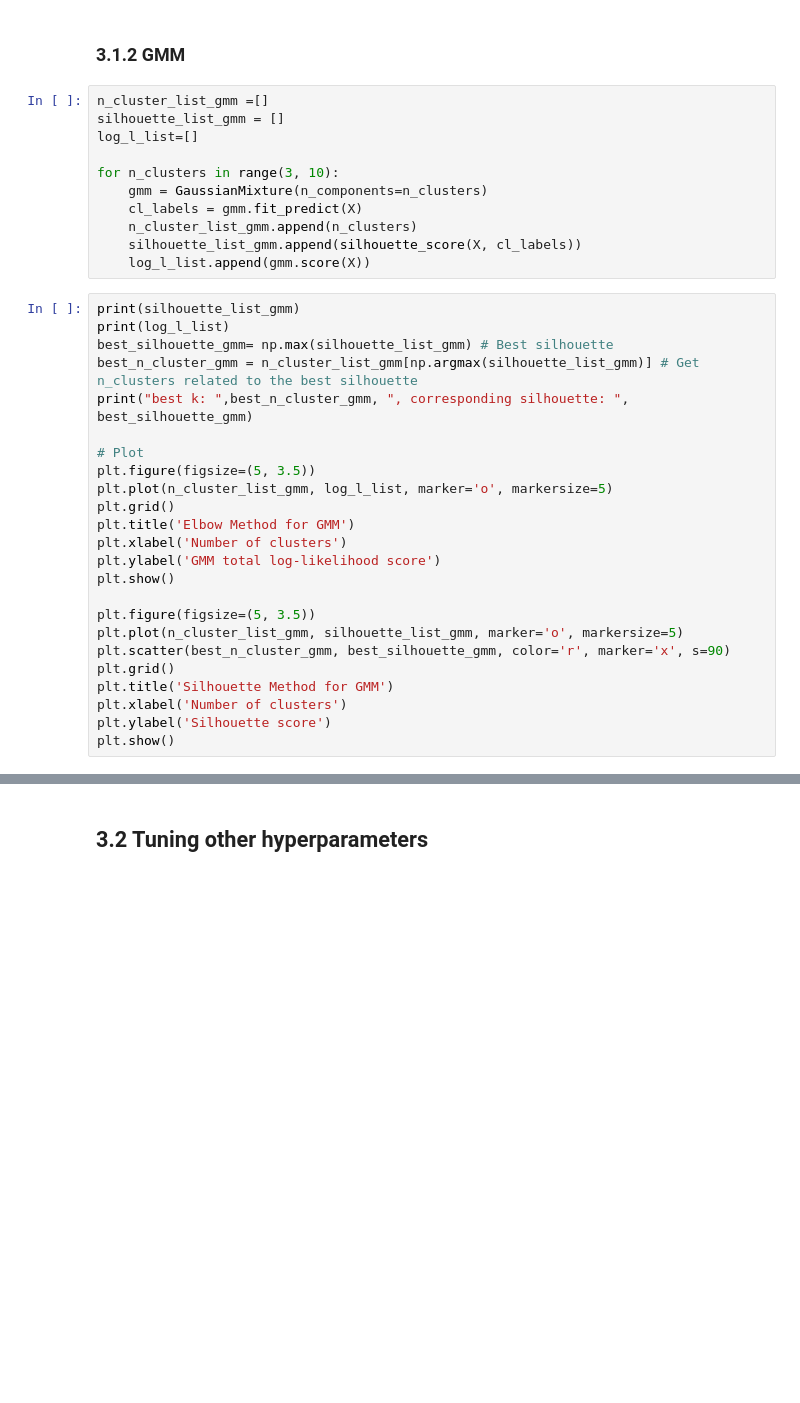
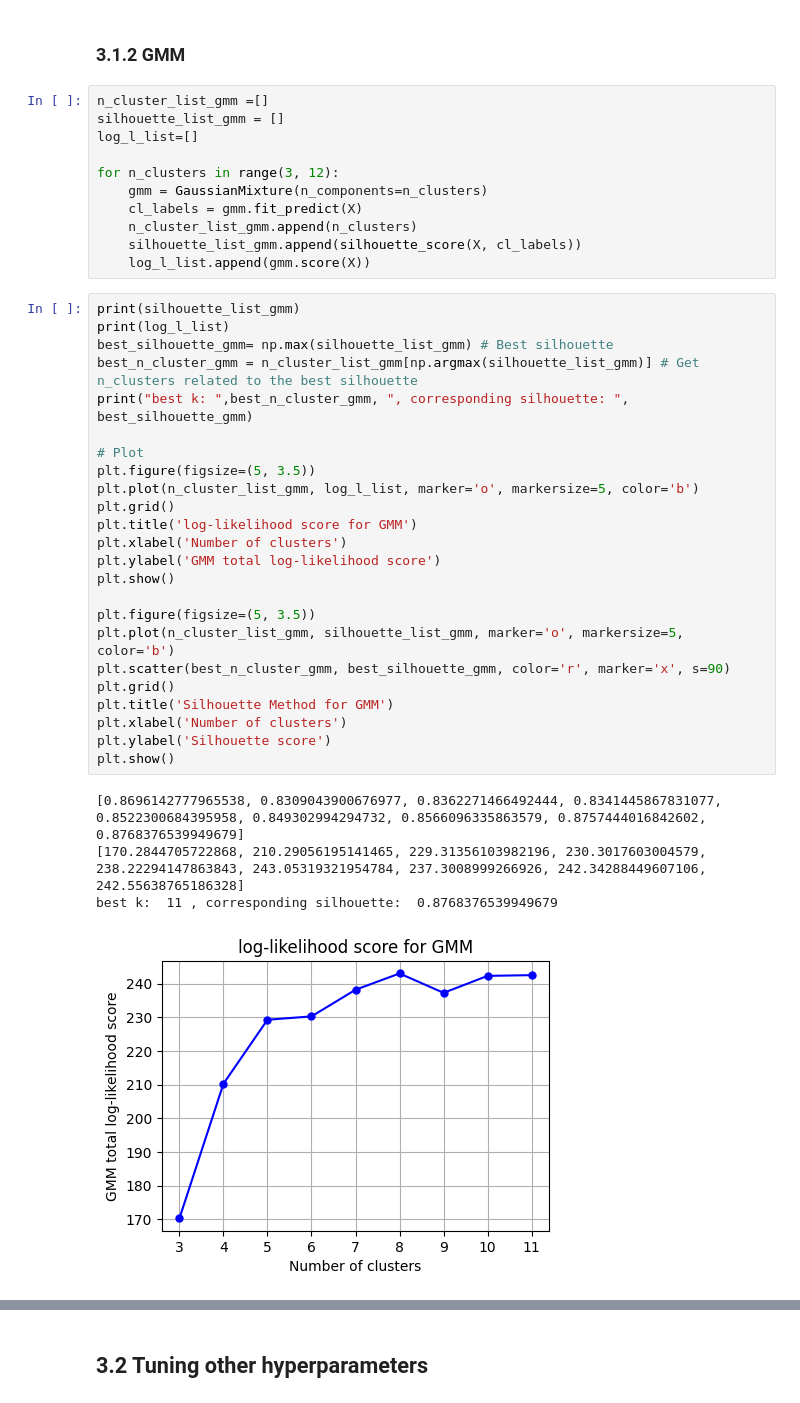
Before and after one commit to massimomecarelli/ML4N_project, a Jupyter notebook: Unsupervised_clustering.ipynb, the cells around one changed output, grey strips where cells are left out. Drawn from its saved outputs; the diff is of its cells as text; blank space fills up the shorter version.

```diff
--- a/Unsupervised_clustering.ipynb
+++ b/Unsupervised_clustering.ipynb
@@ -87,7 +87,7 @@ n_cluster_list_gmm =[]
 silhouette_list_gmm = []
 log_l_list=[]
 
-for n_clusters in range(3, 10):
+for n_clusters in range(3, 12):
     gmm = GaussianMixture(n_components=n_clusters)
     cl_labels = gmm.fit_predict(X)
     n_cluster_list_gmm.append(n_clusters)
@@ -96,24 +96,29 @@ for n_clusters in range(3, 10):
 # %%
 print(silhouette_list_gmm)
 print(log_l_list)
 best_silhouette_gmm= np.max(silhouette_list_gmm) # Best silhouette
 best_n_cluster_gmm = n_cluster_list_gmm[np.argmax(silhouette_list_gmm)] # Get n_clusters related to the best silhouette
 print("best k: ",best_n_cluster_gmm, ", corresponding silhouette: ", best_silhouette_gmm)
 
 # Plot
 plt.figure(figsize=(5, 3.5))
-plt.plot(n_cluster_list_gmm, log_l_list, marker='o', markersize=5)
+plt.plot(n_cluster_list_gmm, log_l_list, marker='o', markersize=5, color='b')
 plt.grid()
-plt.title('Elbow Method for GMM')
+plt.title('log-likelihood score for GMM')
 plt.xlabel('Number of clusters')
 plt.ylabel('GMM total log-likelihood score')
 plt.show()
 
 plt.figure(figsize=(5, 3.5))
-plt.plot(n_cluster_list_gmm, silhouette_list_gmm, marker='o', markersize=5)
+plt.plot(n_cluster_list_gmm, silhouette_list_gmm, marker='o', markersize=5, color='b')
 plt.scatter(best_n_cluster_gmm, best_silhouette_gmm, color='r', marker='x', s=90)
 plt.grid()
 plt.title('Silhouette Method for GMM')
 plt.xlabel('Number of clusters')
 plt.ylabel('Silhouette score')
 plt.show()
+# %% [output]
+[0.8696142777965538, 0.8309043900676977, 0.8362271466492444, 0.8341445867831077, 0.8522300684395958, 0.849302994294732, 0.8566096335863579, 0.8757444016842602, 0.8768376539949679]
+[170.2844705722868, 210.29056195141465, 229.31356103982196, 230.3017603004579, 238.22294147863843, 243.05319321954784, 237.3008999266926, 242.34288449607106, 242.55638765186328]
+best k:  11 , corresponding silhouette:  0.8768376539949679
+[figure, added]
```
Also changed, not shown: parts of 1 cell of this notebook.
